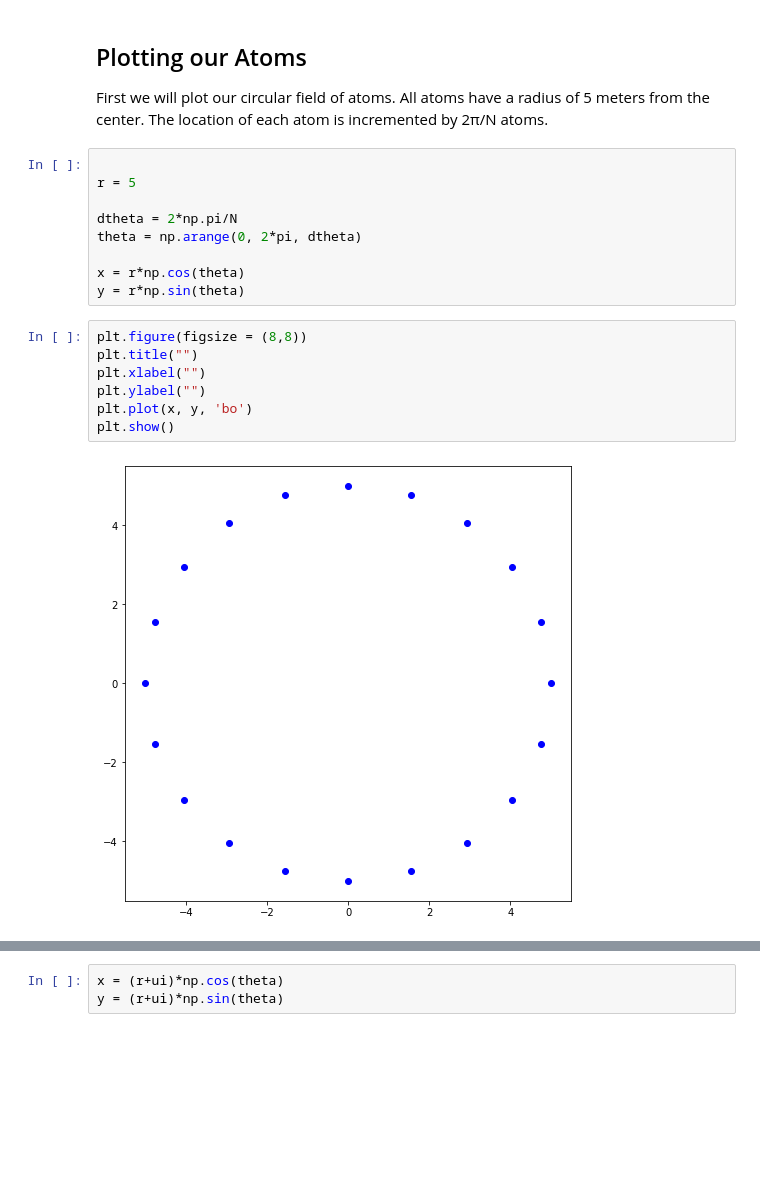
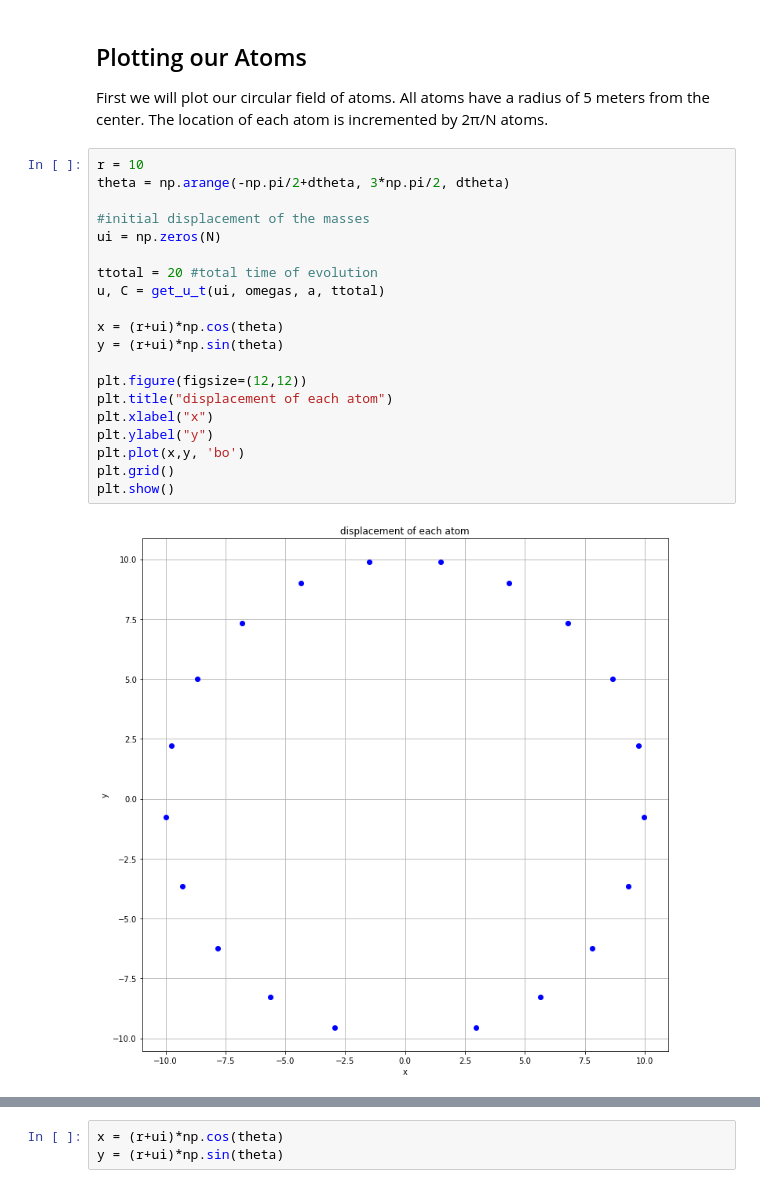
Before and after one commit to Kjbyers6/Portfolio-KByers, a Jupyter notebook: Project-03-Radial-Oscillation.ipynb, the cells around one changed output, grey strips where cells are left out. Cells and saved outputs as stored; diff of their text form; blank space fills up the shorter version.

```diff
--- a/Project-03-Radial-Oscillation.ipynb
+++ b/Project-03-Radial-Oscillation.ipynb
@@ -98,22 +124,26 @@ def get_u_t(ui, omegas, a, ttotal):
 # %% [markdown]
 ## Plotting our Atoms
 First we will plot our circular field of atoms. All atoms have a radius of 5 meters from the center. The location of each atom is incremented by 2π/N atoms.
-# %%
-
-r = 5
-
-dtheta = 2*np.pi/N
-theta = np.arange(0, 2*pi, dtheta)
-
-x = r*np.cos(theta)
-y = r*np.sin(theta)
-# %%
-plt.figure(figsize = (8,8))
-plt.title("")
-plt.xlabel("")
-plt.ylabel("")
-plt.plot(x, y, 'bo')
-plt.show()
-# %% [output]
-[figure, removed]
+# %%
+r = 10
+theta = np.arange(-np.pi/2+dtheta, 3*np.pi/2, dtheta)
+
+#initial displacement of the masses
+ui = np.zeros(N)
+
+ttotal = 20 #total time of evolution
+u, C = get_u_t(ui, omegas, a, ttotal)
+
+x = (r+ui)*np.cos(theta)
+y = (r+ui)*np.sin(theta)
+
+plt.figure(figsize=(12,12))
+plt.title("displacement of each atom")
+plt.xlabel("x")
+plt.ylabel("y")
+plt.plot(x,y, 'bo')
+plt.grid()
+plt.show()
+# %% [output]
+[figure, added]
 # %% [markdown]
```
Also changed, not shown: parts of 13 cells of this notebook, 1 other file.
